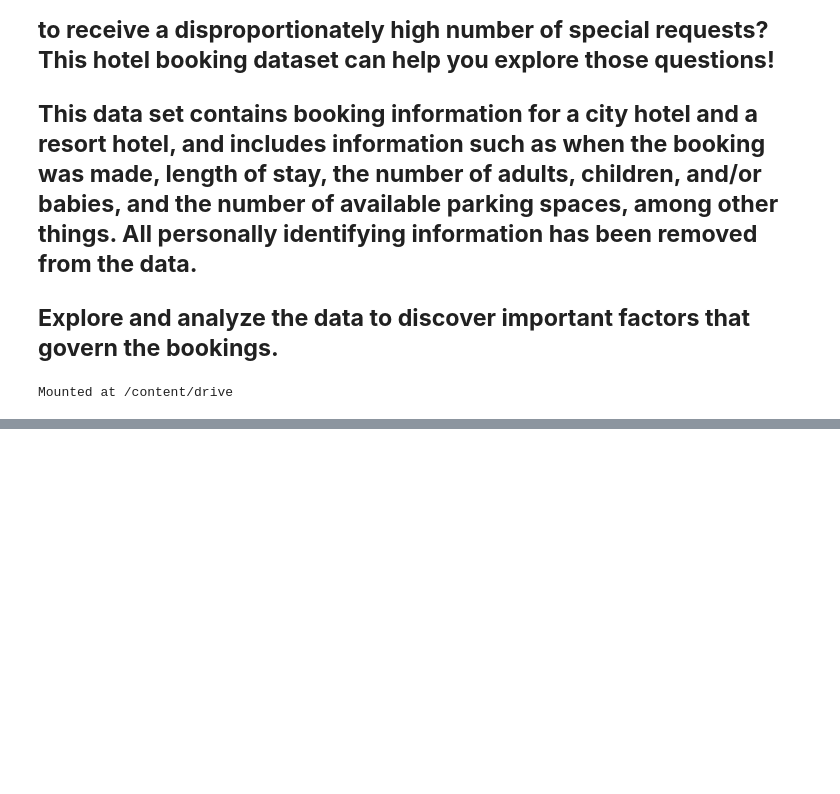
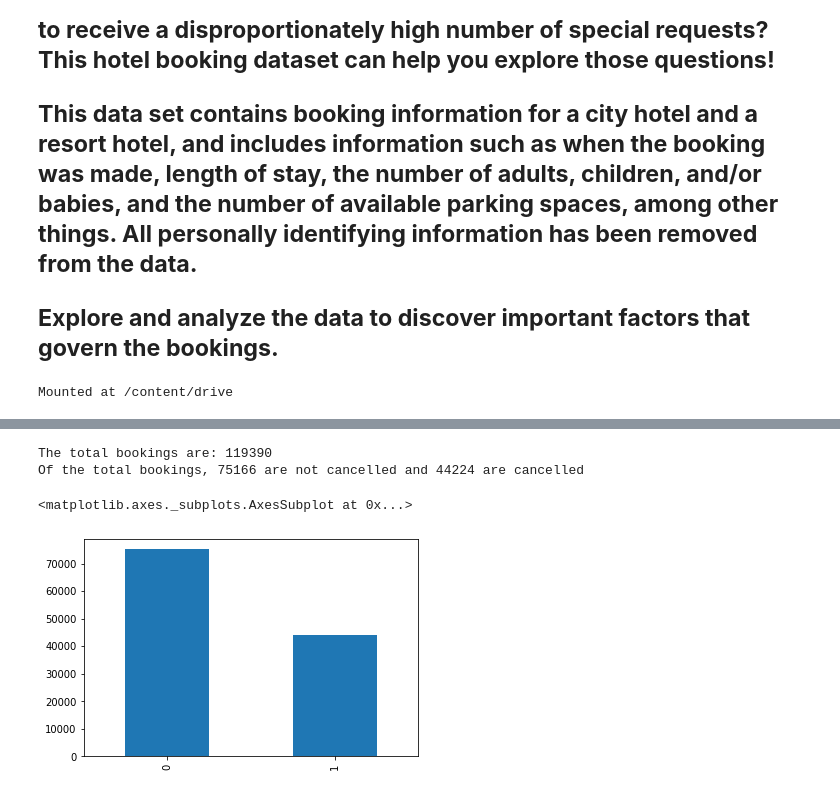
Before and after one commit to Mounikachig/hotel-booking, a Jupyter notebook: Copy_of_Hotel_Booking_Analysis_Capstone_Project.ipynb, the cells around one changed output, grey strips where cells are left out. Saved outputs shown, nothing was run; the diff lists cells and outputs as text; code cells hidden in the pictures; blank space fills up the shorter version.

```diff
--- a/Copy_of_Hotel_Booking_Analysis_Capstone_Project.ipynb
+++ b/Copy_of_Hotel_Booking_Analysis_Capstone_Project.ipynb
@@ -69,0 +80,21 @@ df
+# %%
+#finding the number of cancellations of bookings
+notcancelled=0
+cancelled=0
+for i in df['is_canceled']:
+  if i==0:
+    notcancelled+=1
+  if i==1:
+    cancelled+=1
+print('The total bookings are:',notcancelled+cancelled)
+print(f'Of the total bookings, {notcancelled} are not cancelled and {cancelled} are cancelled')
+# %% [output]
+The total bookings are: 119390
+Of the total bookings, 75166 are not cancelled and 44224 are cancelled
+# %%
+#plotting the values we found above
+plt.subplot2grid((1,1), (0, 0))
+df['is_canceled'].value_counts().plot(kind='bar')
+# %% [output]
+<matplotlib.axes._subplots.AxesSubplot at 0x...>
+[figure, added]
```
Also changed, not shown: parts of 24 cells of this notebook.
